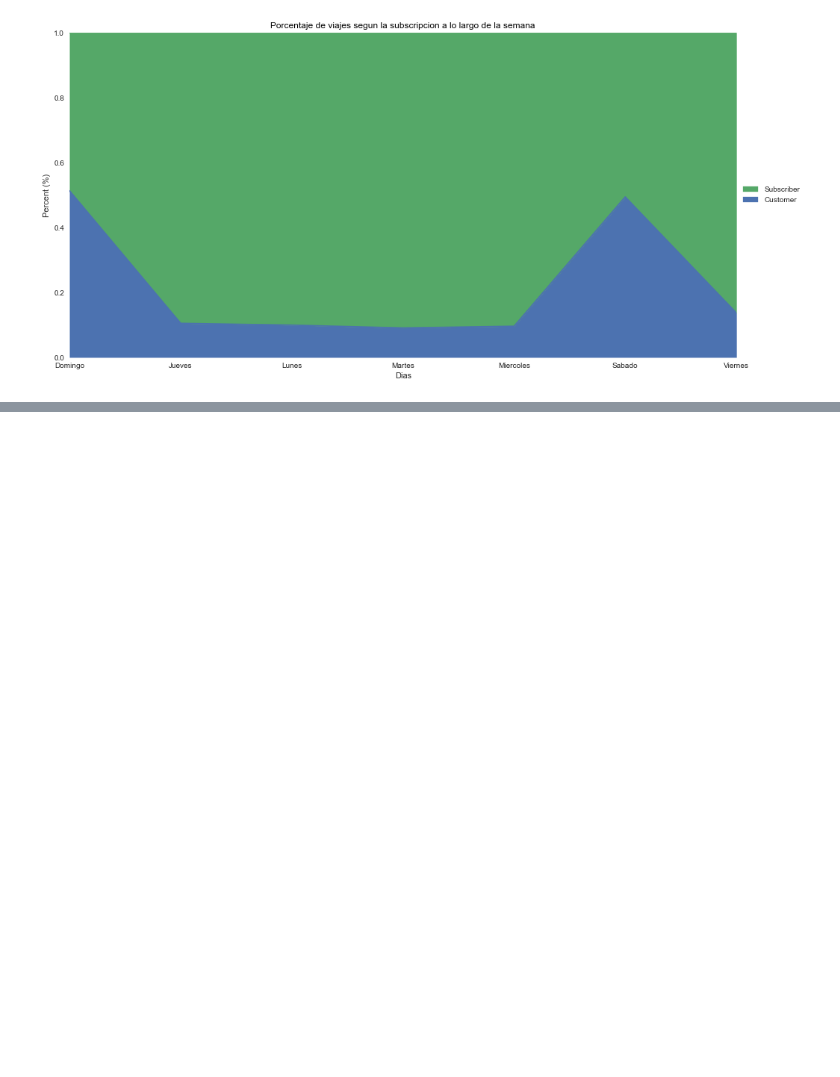
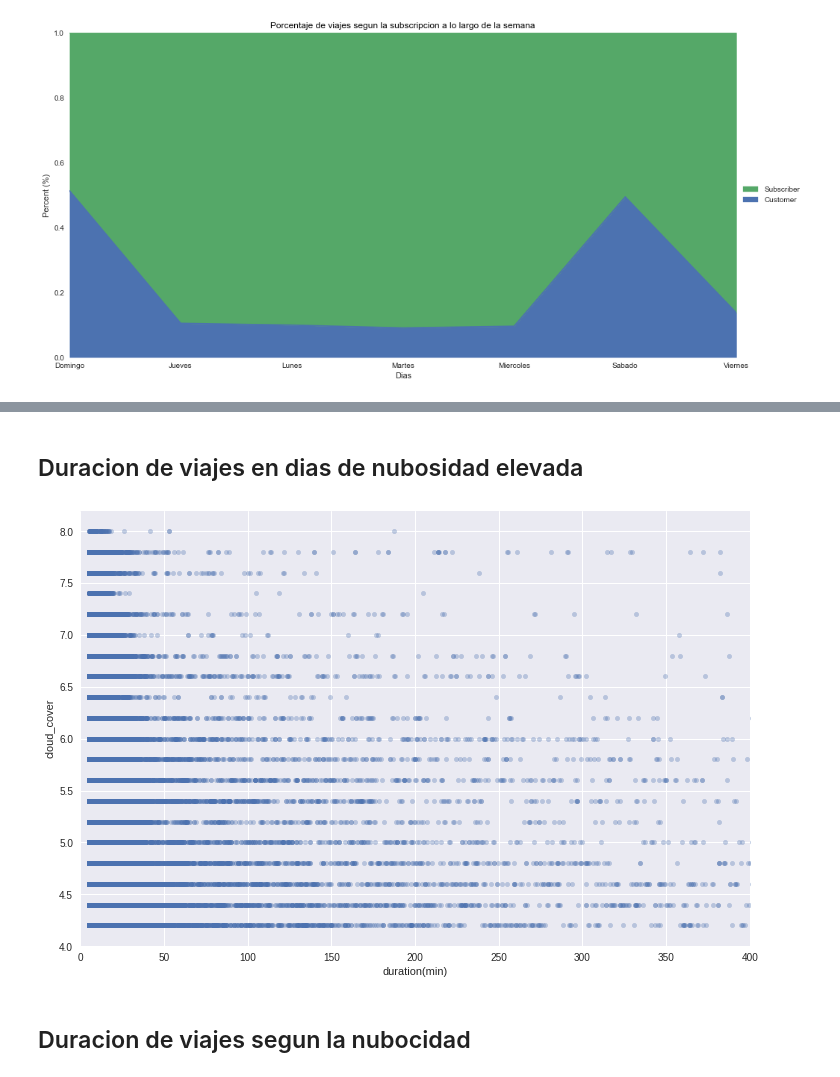
Before and after one commit to hernantain/Analisis-San-Francisco, a Jupyter notebook: analisis.ipynb, the cells around one changed output, grey strips where cells are left out. Saved outputs shown, nothing was run; the diff lists cells and outputs as text; code cells hidden in the pictures; blank space fills up the shorter version.

```diff
--- a/analisis.ipynb
+++ b/analisis.ipynb
@@ -353,0 +369,6 @@ plt.show()
+# %%
+cloudy = weather_meta[['date','cloud_cover']].groupby('date').mean()
+cloudy_avg = pd.DataFrame(cloudy.to_records())
+# %%
+cloudy_stats = pd.merge(final,cloudy_avg,how='inner',on='date')
+cloudy_stats.tail()
@@ -353,0 +408,12 @@ plt.show()
+# %% [markdown]
+## Duracion de viajes en dias de nubosidad elevada
+# %%
+travels_cloudy = cloudy_stats.loc[cloudy_stats.cloud_cover > 4]
+fig = plt.figure()
+ax = plt.subplot(111)
+travels_cloudy.plot.scatter('duration(min)','cloud_cover',alpha=0.32,figsize=(12,8),ax=ax);
+ax.set_xlim(0,400);
+# %% [output]
+[figure, added]
+# %% [markdown]
+## Duracion de viajes segun la nubocidad
```
Also changed, not shown: parts of 8 cells of this notebook.
